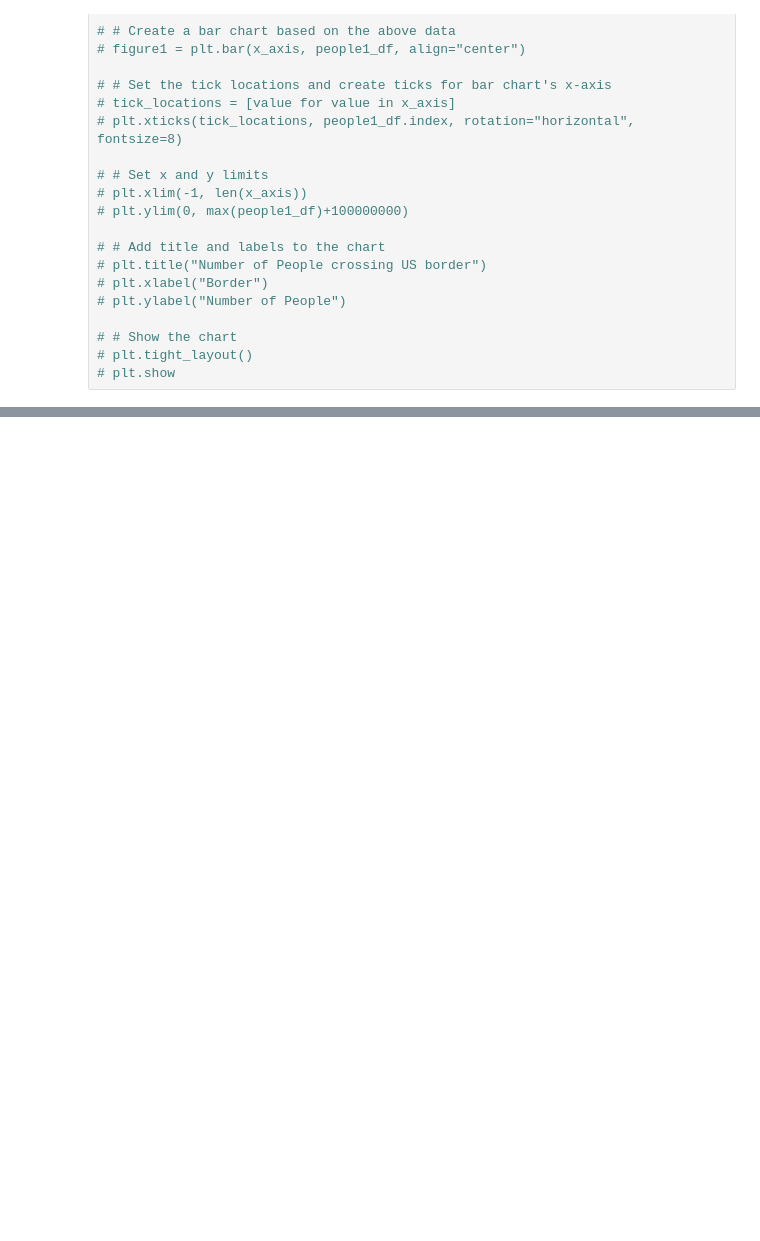
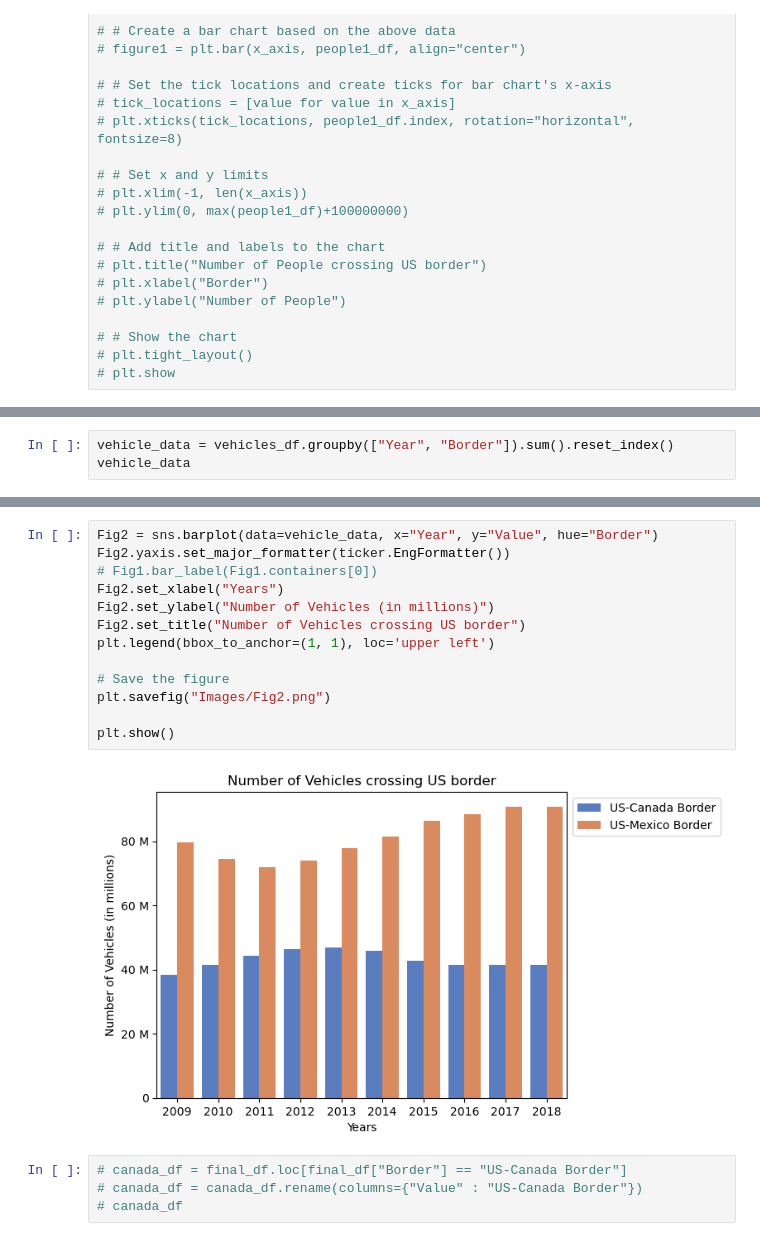
Before and after one commit to saraparveen26/Data-Visualization---US-Border-Crossing, a Jupyter notebook: border_crossing_sara.ipynb, the cells around one changed output, grey strips where cells are left out. Cells and saved outputs as stored; diff of their text form; blank space fills up the shorter version.

```diff
--- a/border_crossing_sara.ipynb
+++ b/border_crossing_sara.ipynb
@@ -329,0 +327,3 @@ Fig1 = sns.catplot(kind="bar", data=people2_df, x="Border", y="Value", hue="Meas
+# %%
+vehicle_data = vehicles_df.groupby(["Year", "Border"]).sum().reset_index()
+vehicle_data
@@ -329,0 +348,19 @@ Fig1 = sns.catplot(kind="bar", data=people2_df, x="Border", y="Value", hue="Meas
+# %%
+Fig2 = sns.barplot(data=vehicle_data, x="Year", y="Value", hue="Border")
+Fig2.yaxis.set_major_formatter(ticker.EngFormatter())
+# Fig1.bar_label(Fig1.containers[0])
+Fig2.set_xlabel("Years")
+Fig2.set_ylabel("Number of Vehicles (in millions)")
+Fig2.set_title("Number of Vehicles crossing US border")
+plt.legend(bbox_to_anchor=(1, 1), loc='upper left')
+
+# Save the figure
+plt.savefig("Images/Fig2.png")
+
+plt.show()
+# %% [output]
+[figure, added]
+# %%
+# canada_df = final_df.loc[final_df["Border"] == "US-Canada Border"]
+# canada_df = canada_df.rename(columns={"Value" : "US-Canada Border"})
+# canada_df
```
Also changed, not shown: parts of 11 cells of this notebook, 2 other files.
